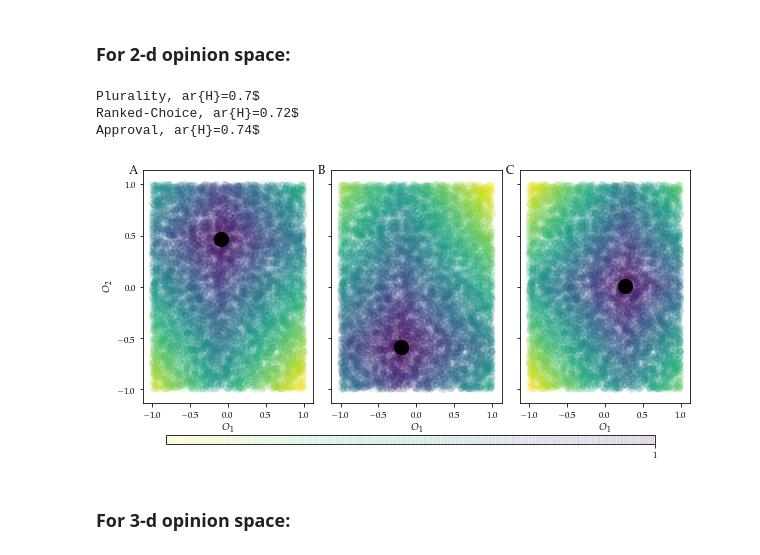
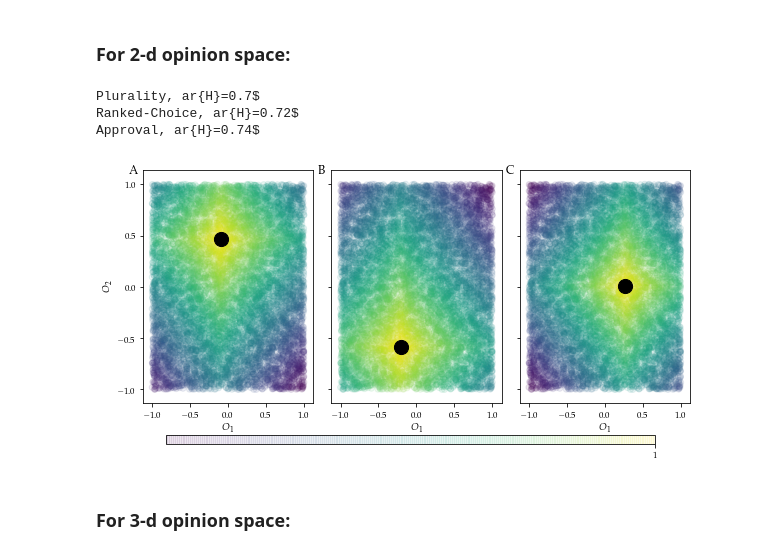
Before and after one commit to danielberenberg/modeling-cplx-sys, a Jupyter notebook: final_project/src/insights.ipynb, the cells around one changed output. Saved outputs shown, nothing was run; the diff lists cells and outputs as text; code cells hidden in the pictures.

```diff
--- a/final_project/src/insights.ipynb
+++ b/final_project/src/insights.ipynb
@@ -40,3 +40,9 @@ print(elected_gen.id, elected_rc.id, elected_app.id)
+# %%
+with open("pickled_anecdotes.bin","rb") as pk:
+    happs, electeds = pickle.load(pk)
+
+happiness_gen, happiness_rc, happiness_app = happs
+elected_gen, elected_rc, elected_app = electeds
 # %%
 happiness_gen = np.array(ep.calculate_happiness(population, elected_gen))
 happiness_rc  = np.array(ep.calculate_happiness(population, elected_rc))
@@ -69,7 +75,7 @@ plt.show()
 opinion1, opinion2 = zip(*[v.opinions for v in population])
 from bltools import letter_subplots
 # %%
-cm = plt.cm.get_cmap('viridis_r')
+cm = plt.cm.get_cmap('viridis')
 
 #f#ig = plt.figure(figsize=(16,8))
 fig, (ax1, ax2,ax3) = plt.subplots(1,3, figsize=(8.5,4), sharey=True)
@@ -83,34 +89,34 @@ ax3.scatter(*elected_app.opinions, label='Elected',s=200,color='k')
 
 fig.subplots_adjust(right=0.8)
 cbar_ax = fig.add_axes([0.12, 0.001, 0.8, 0.03])
 cbar = fig.colorbar(sc, ticks=[0,1], orientation='horizontal', cax=cbar_ax, cmap=cm)
 #cbar.set_label("Satisfaction")
 
 ax1.set_xlabel(r"$O_1$")
 print("Plurality, $\bar{H}="+f"{round(np.mean(happiness_gen),2)}$")
 print("Ranked-Choice, $\bar{H}="+f"{round(np.mean(happiness_rc),2)}$")
 print("Approval, $\bar{H}="+f"{round(np.mean(happiness_app),2)}$")
 
 ax1.set_ylabel(r"$O_2$")
 ax2.set_xlabel(r"$O_1$")
 ax3.set_xlabel(r"$O_1$")
 
 #ax1.set_xticks(np.arange(-1,1.1,1))
 #ax1.set_yticks(np.arange(-1,1.1,1))
 #ax2.set_xticks(np.arange(-1,1.1,1))
 #ax2.set_yticks(np.arange(-1,1.1,1))
 #ax1.set_title("Plurality")
 #ax2.set_title("Ranked Choice")
 #ax3.set_title("Approval")
 #ax1.legend()
 plt.tight_layout()
 plt.savefig("figs/rc-gen_anecdotal_comparison-2D.pdf")
 plt.show()
 # %% [output]
 Plurality, ar{H}=0.7$
 Ranked-Choice, ar{H}=0.72$
 Approval, ar{H}=0.74$
-[figure, old version]
+[figure, new version]
 # %% [markdown]
 ### For 3-d opinion space:
 # %%
```
Also changed, not shown: parts of 1 cell of this notebook, 4 other files.
